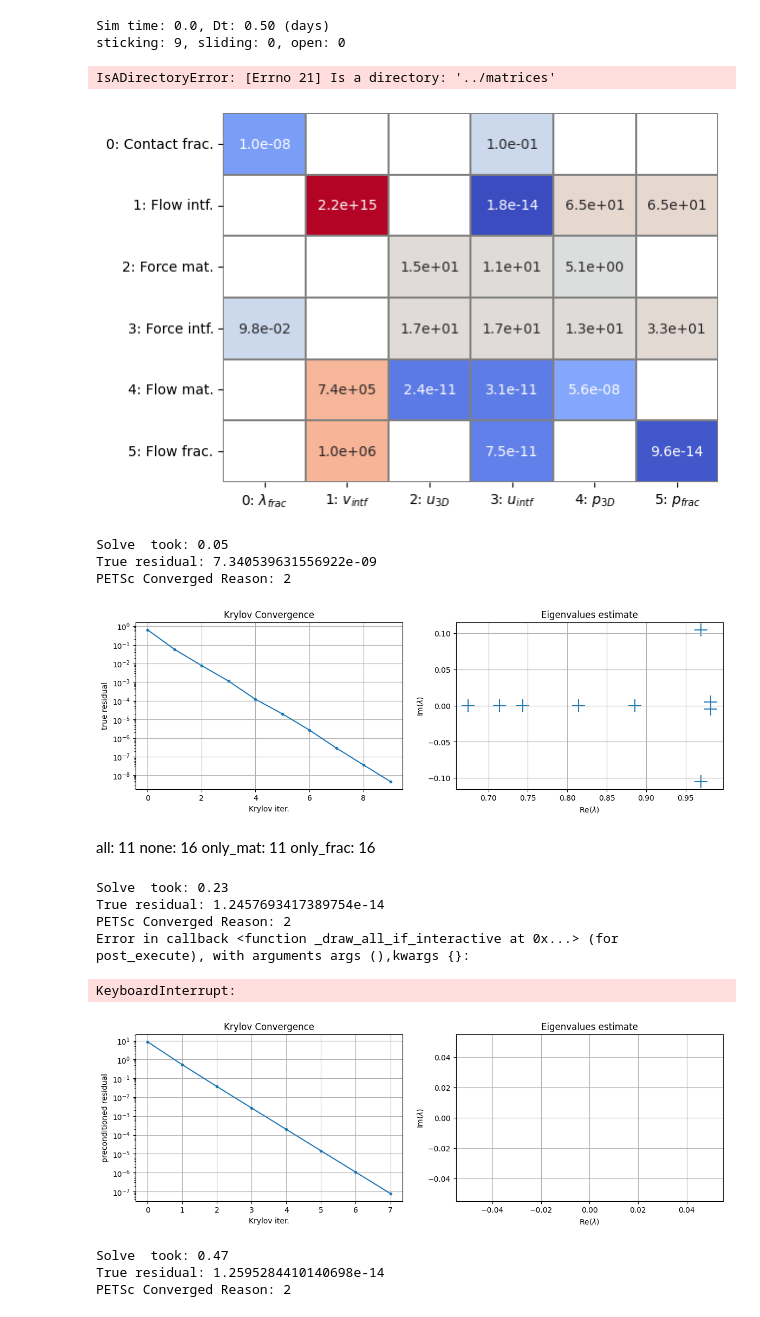
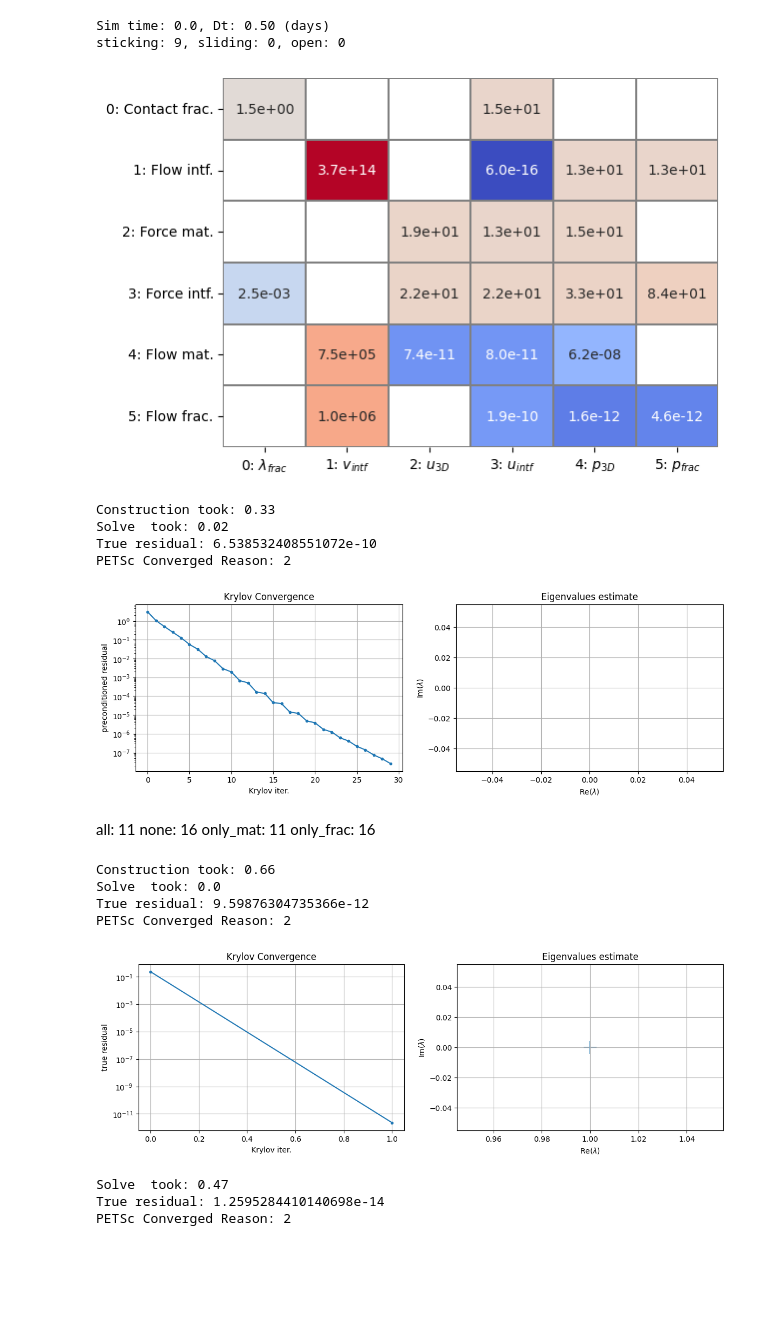
Before and after one commit to pmgbergen/FTHM-Solver, a Jupyter notebook: experiments/experiment_mandel_results.ipynb, the cells around one changed output. Saved outputs shown, nothing was run; the diff lists cells and outputs as text; code cells hidden in the pictures; blank space fills up the shorter version.

```diff
--- a/experiments/experiment_mandel_results.ipynb
+++ b/experiments/experiment_mandel_results.ipynb
@@ -115,14 +115,24 @@ from mandel_runscript import make_model
 import porepy as pp
 
 
+# model = make_model(
+#     {
+#         "physics": 1,
+#         "geometry": 0,
+#         "barton_bandis_stiffness_type": 2,
+#         "friction_type": 1,
+#         "grid_refinement": 1,
+#         "solver": 2,
+#     }
+# )
 model = make_model(
     {
-        "physics": 1,
+        "physics": 0,
         "geometry": 0,
         "barton_bandis_stiffness_type": 2,
         "friction_type": 1,
         "grid_refinement": 1,
-        "solver": 2,
+        "solver": 1,
     }
 )
 model.prepare_simulation()
@@ -135,7 +145,5 @@ Sim time: 0.0, Dt: 0.50 (days)
 sticking: 9, sliding: 0, open: 0
 # %%
 mat, rhs, state, iterate, dt = load_matrix_rhs_state_iterate_dt(
-    load_data(f"../stats/{model.simulation_name()}.json"), 1
+    load_data(f"../stats/{model.simulation_name()}.json"), 10
 )
-# %% [output]
-IsADirectoryError: [Errno 21] Is a directory: '../matrices'
@@ -147,8 +150,14 @@ model.bmat.mat = mat
+# %%
+model.linear_system = mat, rhs
+model.bmat.mat = mat
+model.equation_system.set_variable_values(state, time_step_index=0)
+model.equation_system.set_variable_values(iterate, iterate_index=0)
+model.ad_time_step.set_value(dt)
 # %%
 J = model.bmat[:]
 J.plot_max()
 # %% [output]
-[figure, old version]
+[figure, new version]
 # %%
 from fixed_stress import make_fs_analytical
 from hm_solver import build_mechanics_near_null_space
@@ -159,7 +168,7 @@ solve_petsc_3(
     J,
     rhs_global=rhs,
     ksp_scheme=KSPScheme(
-        # ksp="richardson",
+        ksp="richardson",
         rtol=1e-8,
         right_transformations=[
             lambda bmat: model.Qright(contact_group=0, u_intf_group=3)
@@ -197,10 +206,11 @@ solve_petsc_3(
     ),
 )
 # %% [output]
-Solve  took: 0.05
-True residual: 7.340539631556922e-09
+Construction took: 0.33
+Solve  took: 0.02
+True residual: 6.538532408551072e-10
 PETSc Converged Reason: 2
-[figure, old version]
+[figure, new version]
 # %% [markdown]
 all: 11
 none: 16
@@ -209,41 +219,37 @@ only_frac: 16
 # %%
 from fixed_stress import make_fs_analytical
 from hm_solver import build_mechanics_near_null_space
 from mat_utils import *
 from block_matrix import *
 
 solve_petsc_3(
     J,
     rhs_global=rhs,
     ksp_scheme=KSPScheme(
-        ksp="richardson",
+        # ksp="richardson",
         rtol=1e-8,
-        # right_transformations=[
-        #     lambda bmat: model.Qright(contact_group=0, u_intf_group=3)
-        # ],
         preconditioner=FieldSplitScheme(
-            # Exactly solve elasticity and contact mechanics, build fixed stress.
             groups=[1],
             complement=FieldSplitScheme(
                 groups=[0, 2, 3],
                 invertor=lambda bmat: make_fs_analytical(
                     model, bmat, p_mat_group=4, p_frac_group=5
-                ).mat * 1,
+                ).mat
+                * 1,
                 invertor_type="physical",
                 complement=FieldSplitScheme(
                     groups=[4, 5],
                 ),
             ),
         ),
     ),
 )
 # %% [output]
-Solve  took: 0.23
-True residual: 1.2457693417389754e-14
+Construction took: 0.66
+Solve  took: 0.0
+True residual: 9.59876304735366e-12
 PETSc Converged Reason: 2
-Error in callback <function _draw_all_if_interactive at 0x...> (for post_execute), with arguments args (),kwargs {}:
-KeyboardInterrupt:
-[figure, old version]
+[figure, new version]
 # %%
 from fixed_stress import make_fs_analytical
 from hm_solver import build_mechanics_near_null_space
```
Also changed, not shown: parts of 4 cells of this notebook, 7 other files.
